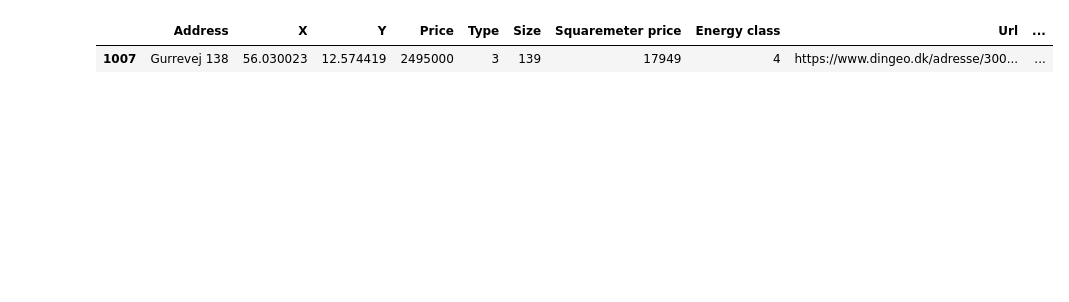
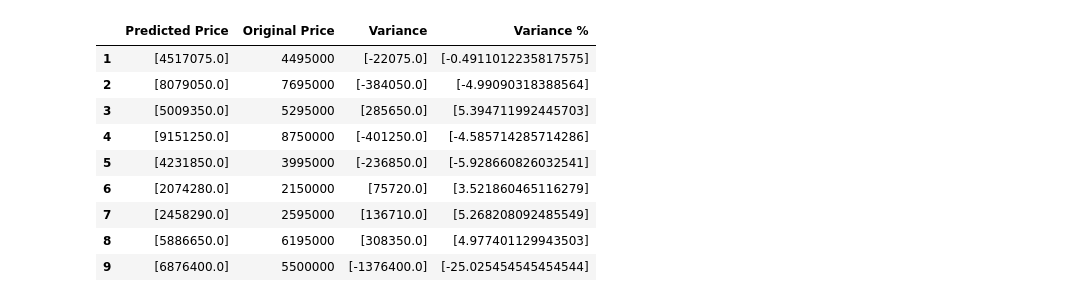
Before and after one commit to OwaisAD/PyHousr, a Jupyter notebook: random_tree_regression_tester.ipynb, the cells around one changed output. Drawn from its saved outputs; the diff is of its cells as text; code cells hidden in the pictures; blank space fills up the shorter version.

```diff
--- a/random_tree_regression_tester.ipynb
+++ b/random_tree_regression_tester.ipynb
@@ -1,42 +54,14 @@
 # %%
 import joblib
-import pandas as pd
-from sklearn.preprocessing import LabelEncoder
-import matplotlib.pyplot as plt
 
 # Load the saved model
 model = joblib.load('./RFG_Model')
 
-# Load the data
-cities = ['2800', '2820', '2830', '2840', '2850', '2900', '2920', '2930', '2942', '2950', '3000', '3460']
-dataframes = []
+# Dataframe to store predicted results
+df_results = pd.DataFrame()
 
-for city in cities:
-    filename = f'./data/house_data/house_data_{city}.csv'
-    df = pd.read_csv(filename)
-    df["City"] = int(city)
-    dataframes.append(df)
-
-data = pd.concat(dataframes, ignore_index=True)
-data.dropna(inplace=True)
-
-# Select relevant features
-features = ['X', 'Y', 'Size', 'Type', 'Energy class', 'City']
-target = 'Price'
-
-# Preprocess the data
-label_encoders = {}
-for feature in features:
-    if data[feature].dtype == 'object':
-        label_encoders[feature] = LabelEncoder()
-        data[feature] = label_encoders[feature].fit_transform(data[feature])
-
-
-
-predicted_prices = []
-
+# Run test on data
 for idx, row in data.iterrows():
-
 
     linenumber = idx
 
@@ -48,70 +73,26 @@ for idx, row in data.iterrows():
         if new_house[feature].dtype == 'object':
             new_house[feature] = label_encoders[feature].transform(new_house[feature])
 
-
     original_price = data.loc[linenumber, 'Price']
-
 
     # Make the prediction
     prediction = model.predict(new_house)
 
-
      # Calculate the variance
     variance = original_price - prediction
 
-
+    # Calculate the variance in percent
     variance_percent = (variance / original_price) * 100
 
-    print(original_price, prediction, variance,variance_percent)
 
     # Create a temporary DataFrame with the current iteration's results
     temp_df = pd.DataFrame({'Predicted Price': [prediction],
                             'Original Price': [original_price],
                             'Variance': [variance],
                             'Variance %': [variance_percent]})
-    temp_df['Address'] = data.loc[linenumber, 'Address']
-    # Concatenate the temporary DataFrame with the df_results DataFrame
 
-    predicted_prices.append(temp_df)
+   # Concatenate the temporary DataFrame with the df_results DataFrame
+    df_results = pd.concat([df_results, temp_df], ignore_index=True)
 
-df_results = pd.concat(predicted_prices,ignore_index=True)
-
-print(df_results)
-
-mean_variance_percent = df_results['Variance %'].mean()
-
-# Print the mean percentage variance
-print("Mean Percentage Variance:", mean_variance_percent)
-
-
-variance_percent = df_results['Variance %']
-
-# Set a threshold for the variance percentage above/below which rows will be considered as high variance
-variance_threshold = 100  # Adjust the threshold as per your requirement
-
-# Create a new DataFrame to store rows with high variance
-high_variance_df = df_results[(df_results['Variance %'] >= variance_threshold) | (df_results['Variance %'] <= -variance_threshold)]
-
-# Reset the index of the new DataFrame
-high_variance_df = high_variance_df.reset_index(drop=True)
-
-# Save the high variance DataFrame
-high_variance_df
-
-# Create an array of line numbers
-line_numbers = range(len(variance_percent))
-
-# Create the line plot
-plt.plot(line_numbers, variance_percent, marker='o', linestyle='-', color='blue')
-
-# Set labels and title
-plt.xlabel('Indexes')
-plt.ylabel('Variance Percentage')
-plt.title('Variance Percentage for All Lines')
-
-# Show the plot
-plt.show()
-
-
-data[data['Address']== 'Gurrevej 138']
+df_results[1:10]
 # %% [output]
@@ -136,2 +99,10 @@ Mean Percentage Variance: [-2.5442838]
-|  | Address | X | Y | Price | Type | Size | Squaremeter price | Energy class | Url | ... |
-| 1007 | Gurrevej 138 | 56.030023 | 12.574419 | 2495000 | 3 | 139 | 17949 | 4 | https://www.dingeo.dk/adresse/300... | ... |
+|  | Predicted Price | Original Price | Variance | Variance % |
+| 1 | [4517075.0] | 4495000 | [-22075.0] | [-0.4911012235817575] |
+| 2 | [8079050.0] | 7695000 | [-384050.0] | [-4.99090318388564] |
+| 3 | [5009350.0] | 5295000 | [285650.0] | [5.394711992445703] |
+| 4 | [9151250.0] | 8750000 | [-401250.0] | [-4.585714285714286] |
+| 5 | [4231850.0] | 3995000 | [-236850.0] | [-5.928660826032541] |
+| 6 | [2074280.0] | 2150000 | [75720.0] | [3.521860465116279] |
+| 7 | [2458290.0] | 2595000 | [136710.0] | [5.268208092485549] |
+| 8 | [5886650.0] | 6195000 | [308350.0] | [4.977401129943503] |
+| 9 | [6876400.0] | 5500000 | [-1376400.0] | [-25.025454545454544] |
```
Also changed, not shown: parts of 10 cells of this notebook, 3 other files.
